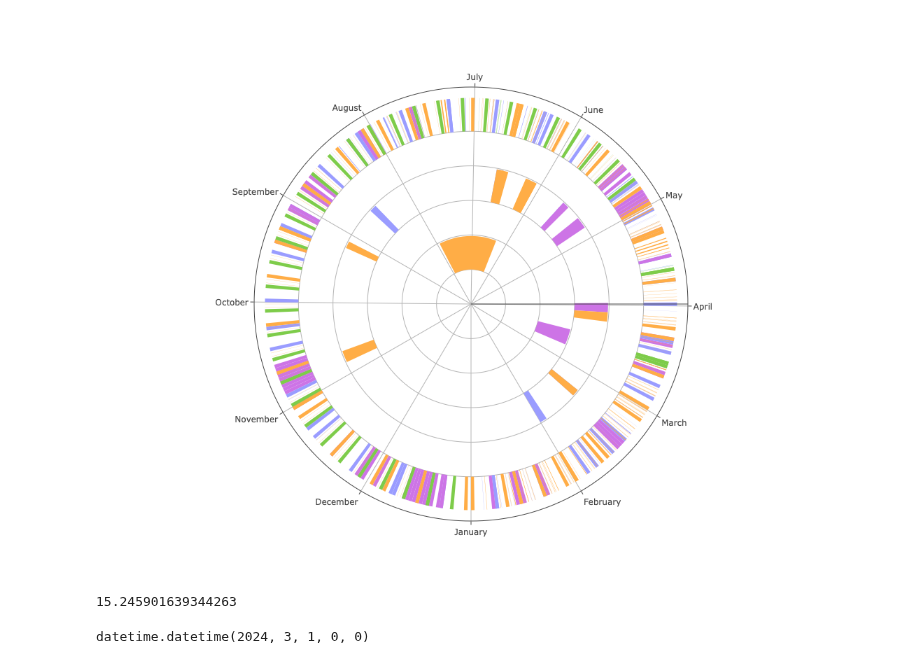
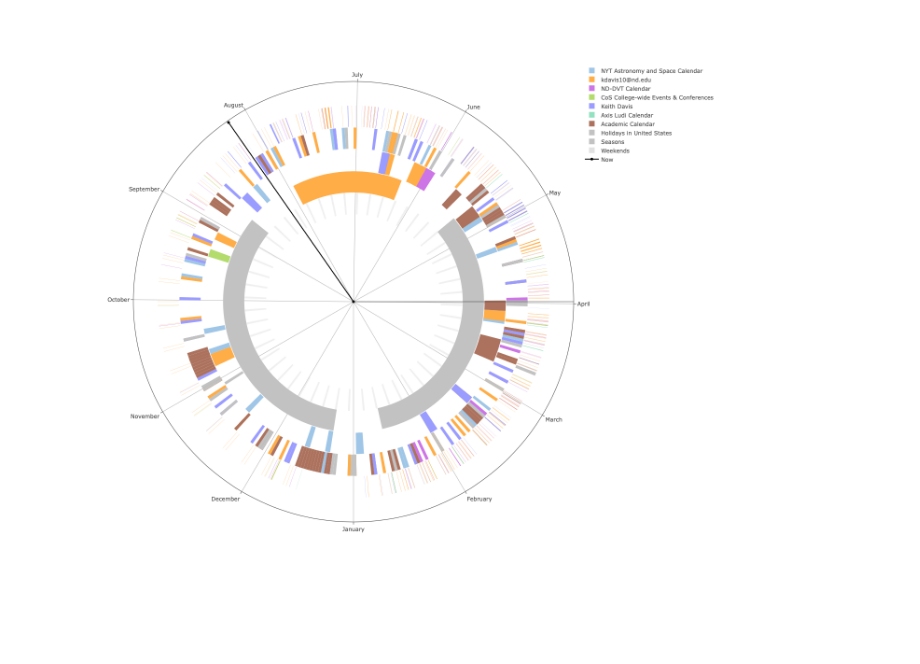
Before and after one commit to KeithDavis067/taskbraid, a Jupyter notebook: python/circlecal/SB.ipynb, the cells around one changed output. Cells and saved outputs as stored; diff of their text form; code cells hidden in the pictures; blank space fills up the shorter version.

```diff
--- a/python/circlecal/SB.ipynb
+++ b/python/circlecal/SB.ipynb
@@ -124,5 +166,7 @@ Categories (5, interval[timedelta64[ns], right]): [(0 days 00:00:00, 1 days 00:0
 # %%
-df["ring"] = intervalsdf.loc[df["scale"]].reset_index(drop=True)
+df["ring"] = intervalsdf["name"].loc[df["scale"]].reset_index(drop=True)
+df["opacity"] = intervalsdf["opacity"].loc[df["scale"]].reset_index(drop=True)
+df["rbase"] = intervalsdf["rbase"].loc[df["scale"]].reset_index(drop=True)
 # %%
 def ts_to_theta(ts, t0=0, day_to_theta=365/360):
     return (timedelta(seconds=(ts - t0)) / timedelta(days=1)) / day_to_theta
@@ -142,11 +186,11 @@ def calendar_ticks(year):
     return (tickvals, ticktext)
 
 
-def ring_to_base(ring, intervalsdf):
-    dr = 1/(len(intervalsdf) + 1)
-    rvalues = [(r+1) * dr for r in range(len(intervalsdf))]
-    d = dict(zip(intervalsdf.name.values, reversed(rvalues)))
-    return d[ring]
+##def ring_to_base(ring, intervalsdf):
+ #   dr = 1/(len(intervalsdf) + 1)
+ #   rvalues = [(r+1) * dr for r in range(len(intervalsdf))]
+ #   d = dict(zip(intervalsdf.name.values, reversed(rvalues)))
+ #   return d[ring]
 
 year=y24
 
@@ -154,44 +198,57 @@ df["midtheta"] = df.mid.apply(lambda x: ts_to_theta(model.to_timestamp(x),
                                                     model.to_timestamp(y24.start.datetime()),
                                                     year.duration / timedelta(days=1) / 360))
 df["width"] = df.duration.apply(lambda x: x / year.duration * 360)
-df["rbase"] = df.ring.apply(lambda x: ring_to_base(x, intervalsdf))
-df["r"] = 1/(len(intervalsdf) + 1) * .97
+#df["rbase"] = df.ring.apply(lambda x: ring_to_base(x, intervalsdf))
+#df["rbase"] = .5
+df["r"] = .1 * .97 #1/(len(intervalsdf) + 1) * .97
 # %%
 dring = df
 try:
     del f
 except NameError:
     pass
+f = go.Figure()
 
-f = go.Figure(go.Barpolar(theta=df.midtheta, r=df.r, width=df.width, base=df.rbase,
-                          text=df.summary, marker_color=df.color))
-
+for cal in pd.unique(df.calendar):
+    df = dring[dring["calendar"] == cal]
+    f.add_trace(go.Barpolar(theta=df.midtheta, r=df.r, width=df.width, base=df.rbase,
+                            text=df.summary, marker_color=df.color, name=cal, #marker_opacity=df.opacity
+                            customdata=df[["start", "end"]]
+                           )
+               )
+df = dring
 tickvals, ticktext = calendar_ticks(y24)
 
-f.update_layout(height=800)
+f.add_trace(go.Barpolar(theta=[ts_to_theta(model.to_timestamp(w.mid), model.to_timestamp(y24.start.datetime())) for w in ws],
+                        #r=len(ws) * [.167], base=.167,
+                        r=len(ws) * [.1], base=.4,
+                        marker_color="#E1E1E1", marker_opacity=.5,
+                        width=[(w.duration / year.duration * 360) for w in ws], name="Weekends",
+                       customdata=[(w.start, w.end) for w in ws])
+           )
+
+f.update_layout(height=1200)
 f.update_layout(
     template=None,
     polar = dict(
-        radialaxis = dict(tickvals=[ring_to_base(ring, intervalsdf) for ring in intervalsdf.name],
+        radialaxis = dict(tickvals=[intervalsdf.rbase],
                           showticklabels=False, ticks='',
                          ),
         angularaxis = dict(
             rotation = -90,
             showticklabels=True,
             ticks='outside',
             ticktext=ticktext,
             tickvals=tickvals,
-)
+        )
     )
 )
+f.update_traces(hovertemplate="%{text}<br>Start: %{customdata[0]|%Y/%m/%d %H:%M:%S.%L}"
+               "<br>End: %{customdata[1]|%Y/%m/%d %H:%M:%S.%L}")
+#f.add_trace(go.Sunburst(yd))
+f.add_trace(go.Scatterpolar(r=[0, 1], theta=2*[ts_to_theta(model.to_timestamp(datetime.now()),
+                                                           model.to_timestamp(y24.start.datetime()),
+                                                          366 / 360)], name="Now", marker_color="black", text=["Today"]*2))
 f.show()
 # %% [output]
-[figure, old version]
+[figure, new version]
-# %%
-ts_to_theta(model.to_timestamp(y24[0].mid), model.to_timestamp(y24.start.datetime()),(y24.duration / timedelta(days=1)) / 360)
-# %% [output]
-15.245901639344263
-# %%
-y24[1].mid
-# %% [output]
-datetime.datetime(2024, 3, 1, 0, 0)
```
Also changed, not shown: parts of 32 cells of this notebook, 1 other file.
